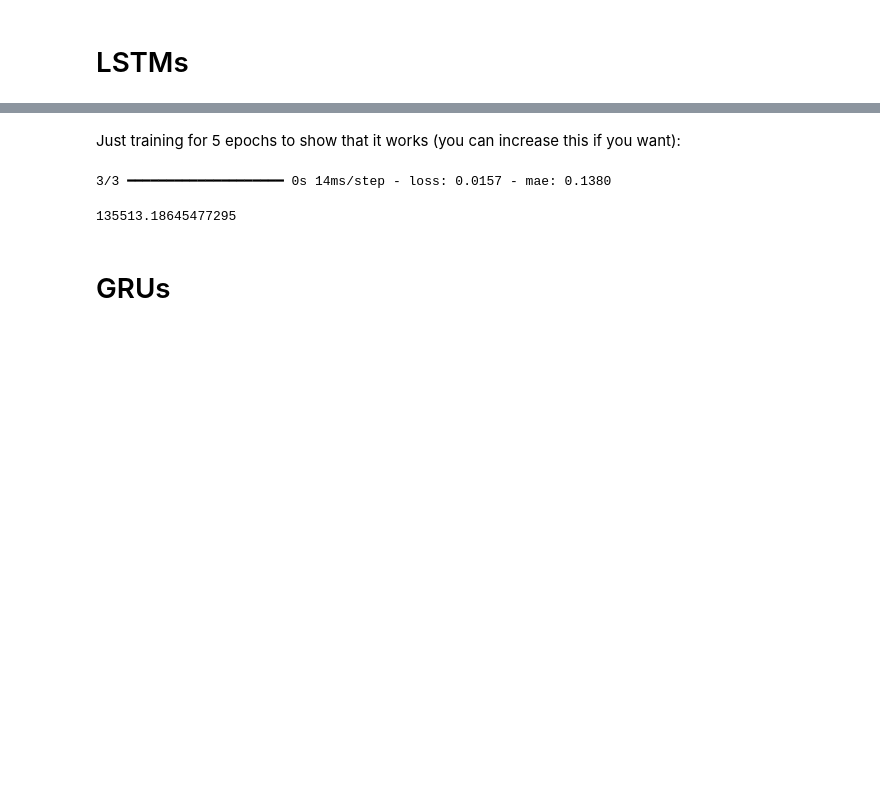
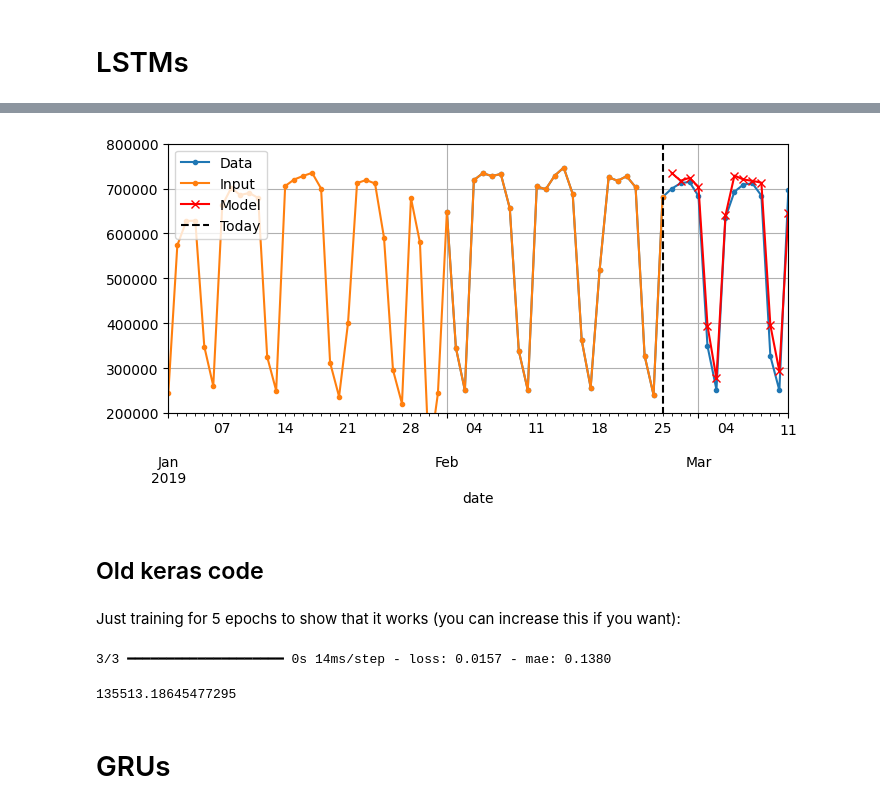
Before and after one commit to rsnemmen/chicago-transit-forecasting, a Jupyter notebook: 4_LSTM—need_NVIDIA_GPU.ipynb, the cells around one changed output, grey strips where cells are left out. Cells and saved outputs as stored; diff of their text form; code cells hidden in the pictures; blank space fills up the shorter version.

```diff
--- a/4_LSTM—need_NVIDIA_GPU.ipynb
+++ b/4_LSTM—need_NVIDIA_GPU.ipynb
@@ -4,0 +130,3 @@ insert preprocessing etc here
+# %%
+ahead = 14       # forecast horizon
+seq_length=56
@@ -5,2 +169,13 @@ insert preprocessing etc here
+# %%
+train_series = mulvar_train.to_numpy()
+valid_series = mulvar_valid.to_numpy()
+
+# Create dataset objects
+train_dataset = TSDataset(train_series, history=seq_length, ahead=ahead, target_col=1)
+valid_dataset = TSDataset(valid_series, history=seq_length, ahead=ahead, target_col=1)
+
+# Create data loaders equivalent to the tf.keras dataset pipelines (with batch size of 32)
+ahead_train_loader = DataLoader(train_dataset, batch_size=32, shuffle=True)
+ahead_valid_loader = DataLoader(valid_dataset, batch_size=32, shuffle=False)
 # %% [markdown]
 # LSTMs
@@ -6,0 +184,16 @@ insert preprocessing etc here
+# %%
+class Ahead(nn.Module):
+    def __init__(self, input_size=5, hidden_size=32, output_size=14):
+        super(Ahead, self).__init__()
+        self.rnn = nn.RNN(input_size=input_size, hidden_size=hidden_size, batch_first=True)
+        self.fc = nn.Linear(hidden_size, output_size)
+
+    def forward(self, x):
+        out, _ = self.rnn(x)
+        last_output = out[:, -1, :]  # shape becomes (batch_size, hidden_size)
+
+        predictions = self.fc(last_output)
+        return predictions
+
+# Initialize model
+ahead_model = Ahead()
@@ -7,3 +206,22 @@ insert preprocessing etc here
+# %%
+y_ahead=mine.forecast_ahead(seq_length, mulvar_valid[:seq_length], ahead_model)
+
+# convert to pandas TS
+y_aheadP = pd.Series(y_ahead[0, :], index=pd.date_range("2019-02-26", "2019-03-11"))
+# %%
+fig, ax = plt.subplots(figsize=(8, 3.5))
+(rail_valid * 1e6)["2019-02-01":"2019-03-11"].plot(label="Data", marker=".", ax=ax)
+(mulvar_valid[0:seq_length]['rail']*1e6).plot(label="Input", marker=".", ax=ax)
+(y_aheadP * 1e6).plot(label="Model", grid=True, marker="x", color="r", ax=ax)
+
+ax.vlines("2019-02-25", 0, 1e6, color="k", linestyle="--", label="Today")
+ax.set_ylim([200_000, 800_000])
+plt.legend(loc="upper left")
+plt.show()
+# %% [output]
+[figure, added]
+# %% [markdown]
+## Old keras code
 # %%
 tf.random.set_seed(42)  # extra code – ensures reproducibility
 lstm_model = tf.keras.models.Sequential([
```
Also changed, not shown: parts of 27 cells of this notebook, 1 other file.
